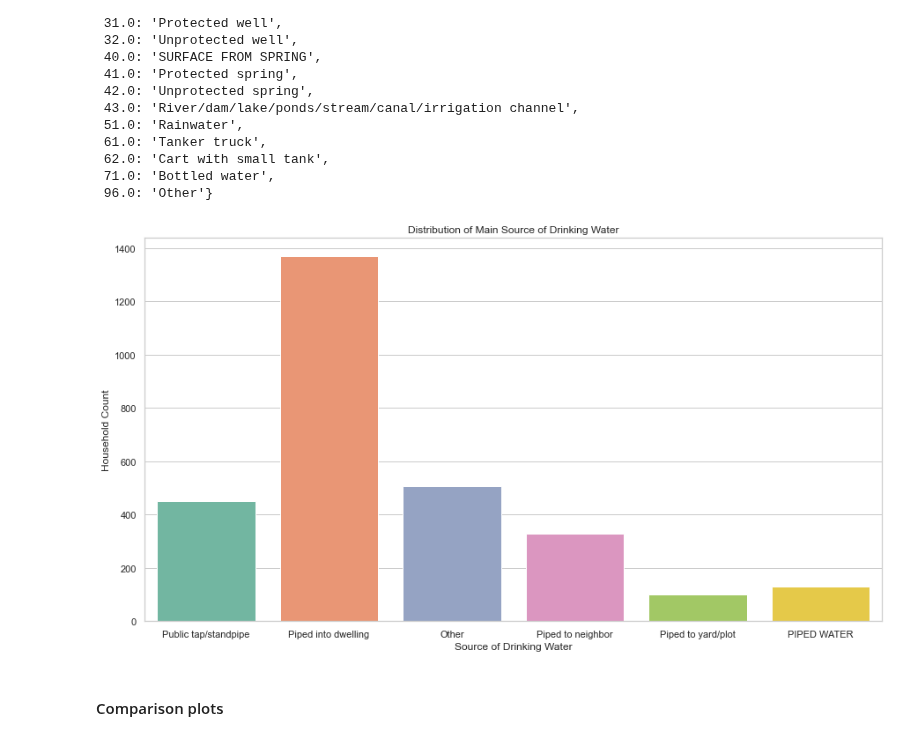
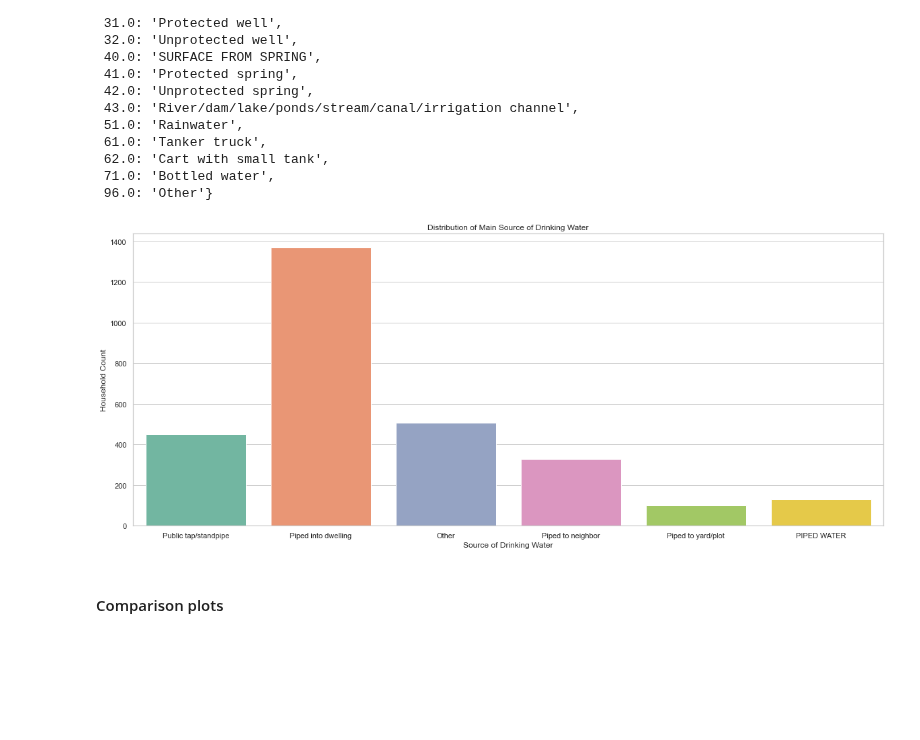
Before and after one commit to Dominic-Mu/dsc-phase-5-group-14-project, a Jupyter notebook: malaria.ipynb, the cells around one changed output. Cells and saved outputs as stored; diff of their text form; code cells hidden in the pictures; blank space fills up the shorter version.

```diff
--- a/malaria.ipynb
+++ b/malaria.ipynb
@@ -647,21 +676,21 @@ variable_label_water_source
 # %%
 # Household source fo drinking wateer
 
 # # Mapping the variable labels to the column
 household_water_source = df_cleaned['main_source_drink_water'].map(variable_label_water_source).reset_index()
 
 # Set the style of seaborn
 sns.set(style="whitegrid")
 
 # Plotting the count plot
-plt.figure(figsize=(15, 8))
+plt.figure(figsize=(20, 8))
 sns.countplot(x='main_source_drink_water', data=household_water_source, palette="Set2")
 plt.title('Distribution of Main Source of Drinking Water')
 plt.xlabel('Source of Drinking Water')
 plt.ylabel('Household Count')
 plt.show()
 # %% [output]
-[figure, old version]
+[figure, new version]
 # %% [markdown]
 #### Comparison plots
 # %%
```
Also changed, not shown: parts of 20 cells of this notebook, 4 other files.
